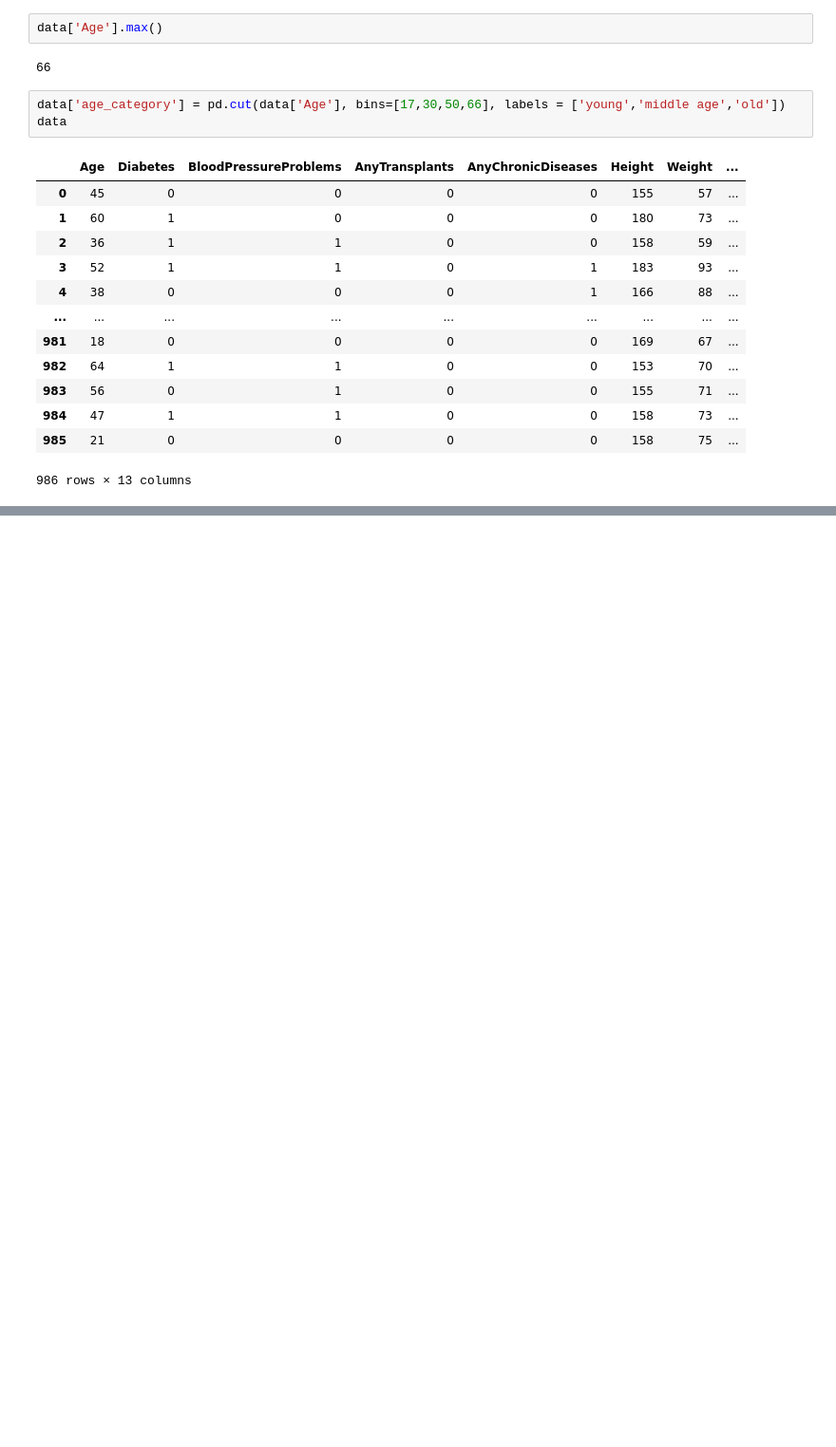
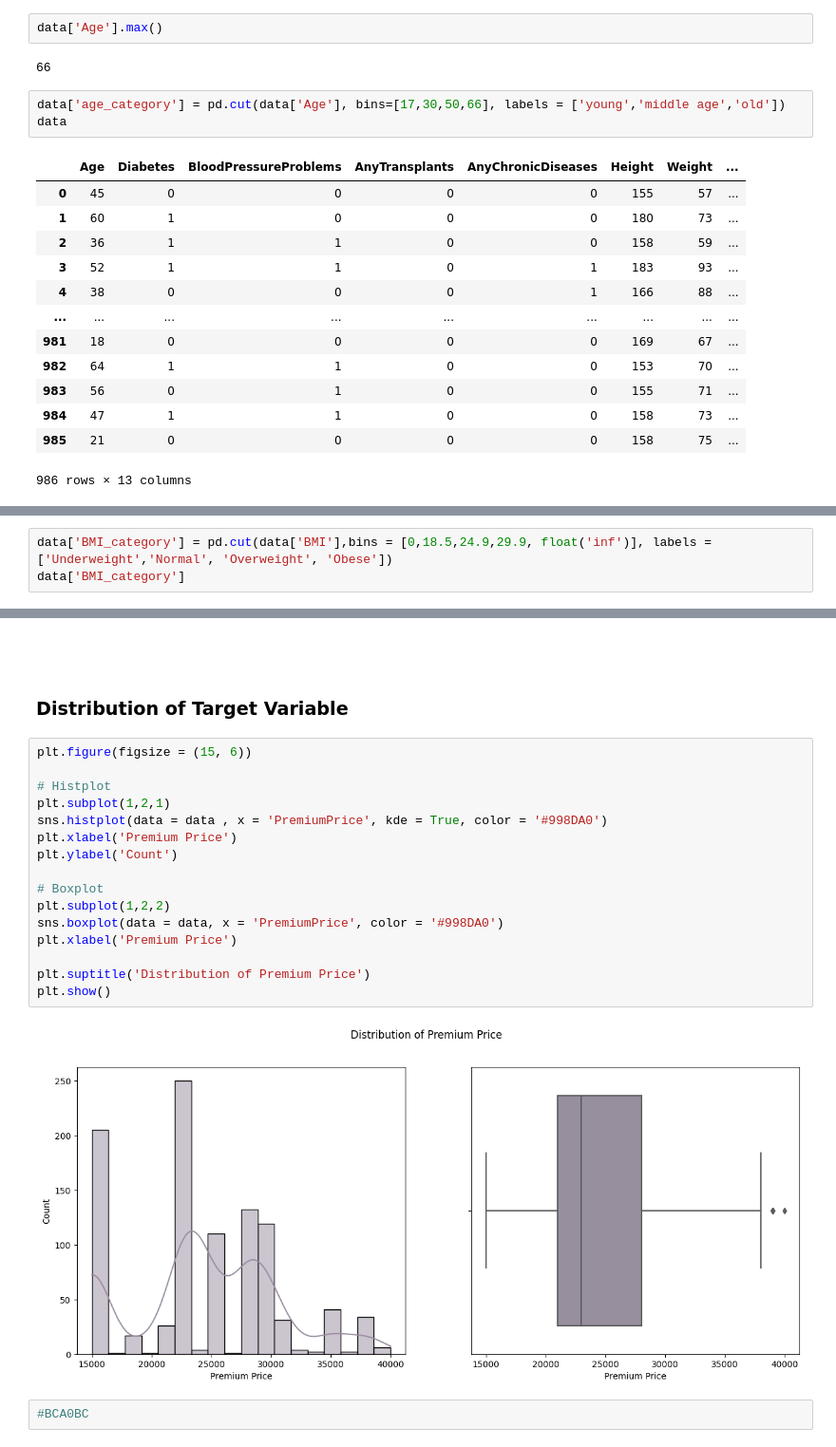
Before and after one commit to RahulHipparkar/Insurance-Premium-Prediction, a Jupyter notebook: insurance-premium-prediction.ipynb, the cells around one changed output, grey strips where cells are left out. Shown at 95% size. Drawn from its saved outputs; the diff is of its cells as text; blank space fills up the shorter version.

Commit message:
Kaggle Notebook | Insurance Premium Prediction | Version 4

```diff
--- a/insurance-premium-prediction.ipynb
+++ b/insurance-premium-prediction.ipynb
@@ -302,0 +365,3 @@ fig.show()
+# %%
+data['BMI_category'] = pd.cut(data['BMI'],bins = [0,18.5,24.9,29.9, float('inf')], labels = ['Underweight','Normal', 'Overweight', 'Obese'])
+data['BMI_category']
@@ -302,0 +698,24 @@ fig.show()
+# %% [markdown]
+##
+# %% [markdown]
+### Distribution of Target Variable
+# %%
+plt.figure(figsize = (15, 6))
+
+# Histplot
+plt.subplot(1,2,1)
+sns.histplot(data = data , x = 'PremiumPrice', kde = True, color = '#998DA0')
+plt.xlabel('Premium Price')
+plt.ylabel('Count')
+
+# Boxplot
+plt.subplot(1,2,2)
+sns.boxplot(data = data, x = 'PremiumPrice', color = '#998DA0')
+plt.xlabel('Premium Price')
+
+plt.suptitle('Distribution of Premium Price')
+plt.show()
+# %% [output]
+[figure, added]
+# %%
+#BCA0BC
```
Also changed, not shown: parts of 30 cells of this notebook.
